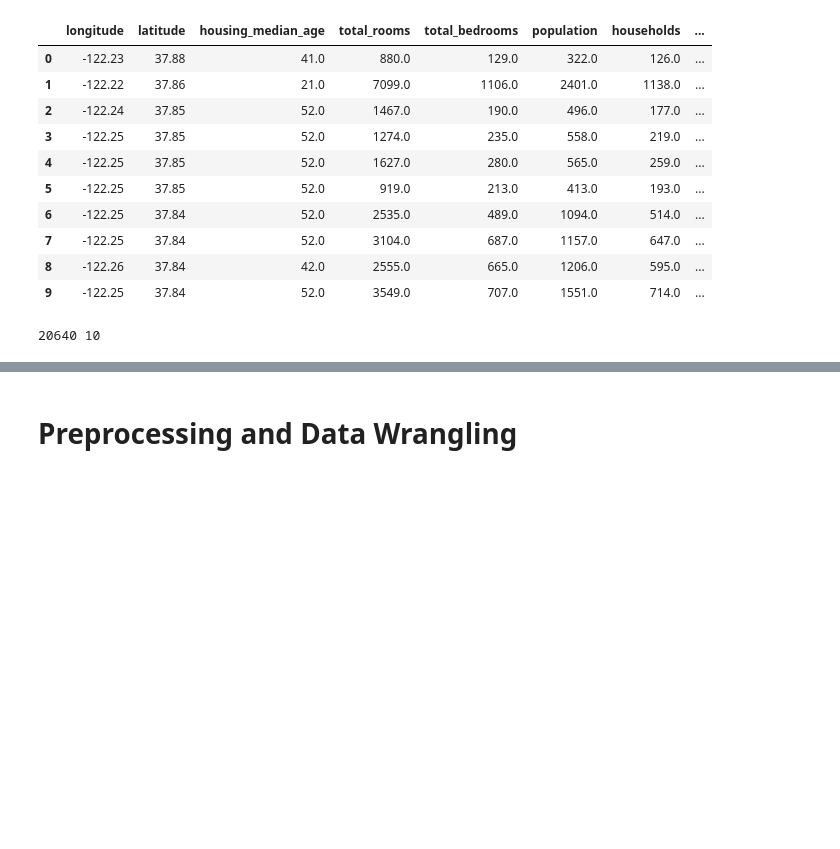
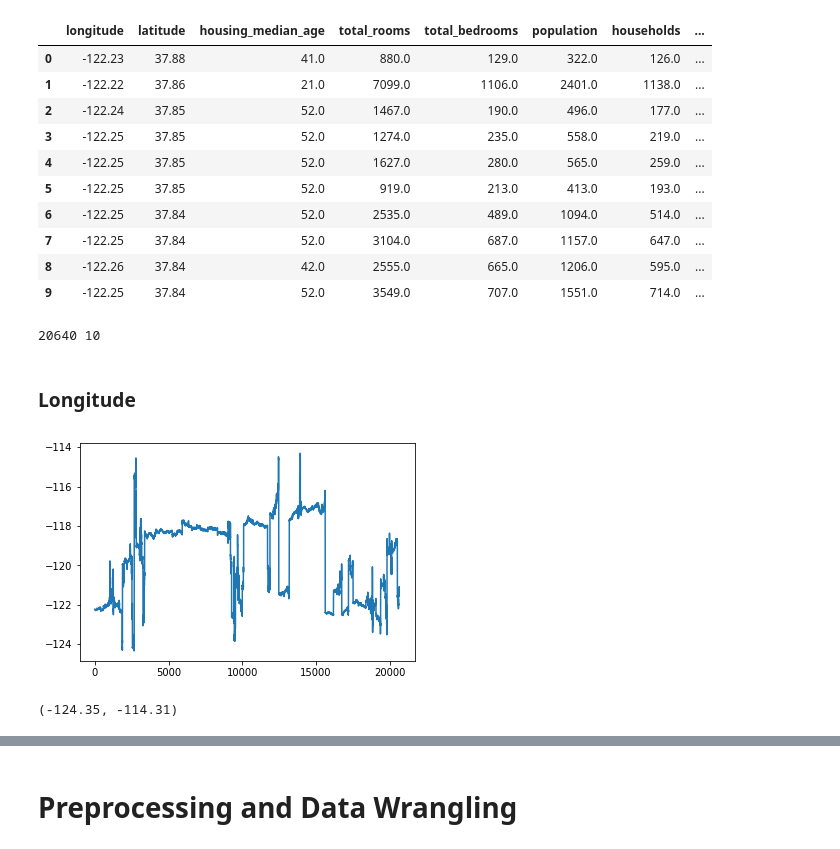
Before and after one commit to iamgiolaga/ridge-regression, a Jupyter notebook: 00_preprocessing.ipynb, the cells around one changed output, grey strips where cells are left out. Saved outputs shown, nothing was run; the diff lists cells and outputs as text; code cells hidden in the pictures; blank space fills up the shorter version.

Commit message:
data visualization

```diff
--- a/00_preprocessing.ipynb
+++ b/00_preprocessing.ipynb
@@ -26,3 +28,14 @@ row, col = dataset.shape
 print(row, col)
 # %% [output]
 20640 10
+# %% [markdown]
+### Longitude
+# %%
+plt.plot(dataset["longitude"])
+plt.show()
+# %% [output]
+[figure, added]
+# %%
+min(dataset["longitude"]), max(dataset["longitude"])
+# %% [output]
+(-124.35, -114.31)
```
Also changed, not shown: parts of 29 cells of this notebook.
